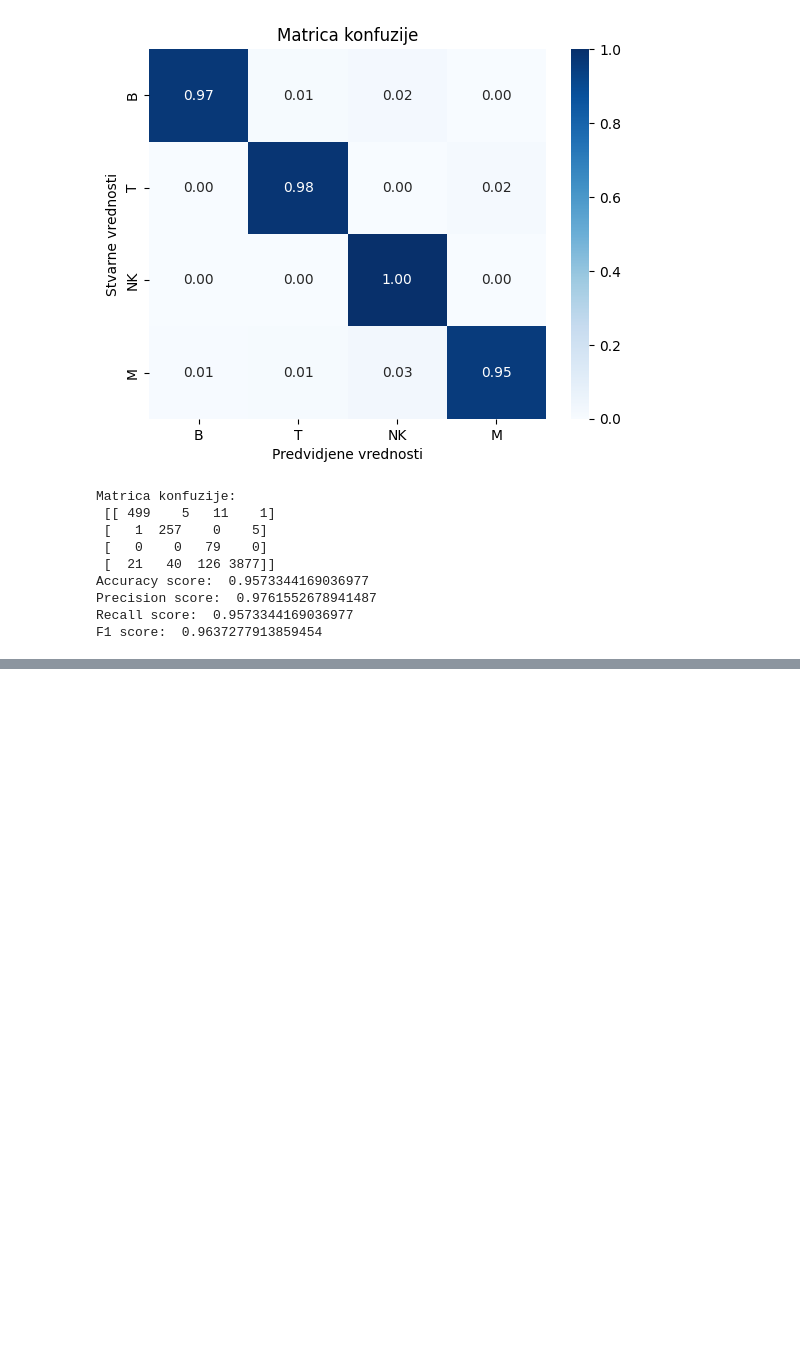
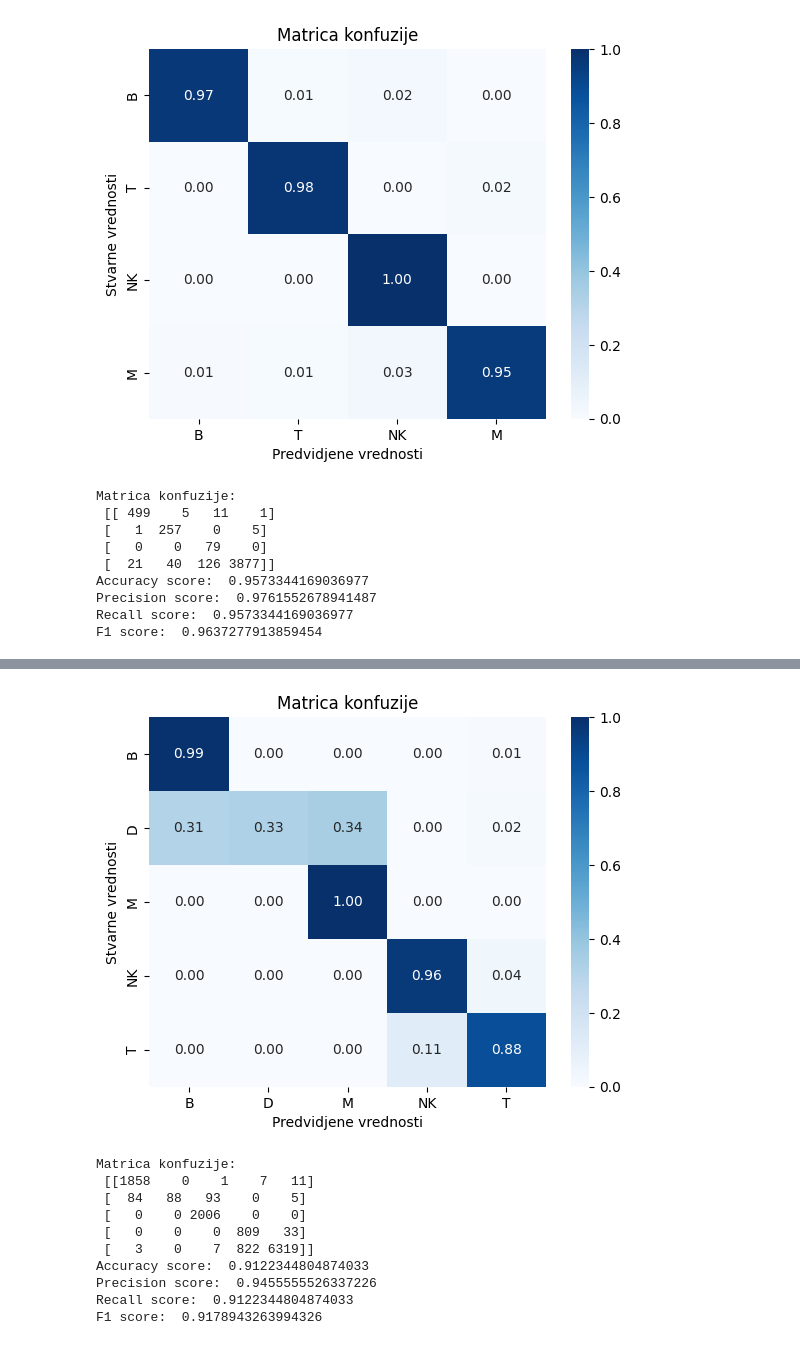
Before and after one commit to bogdans55/ip2-projekat, a Jupyter notebook: models/logistic_regression.ipynb, the cells around one changed output, grey strips where cells are left out. Drawn from its saved outputs; the diff is of its cells as text; code cells hidden in the pictures; blank space fills up the shorter version.

```diff
--- a/models/logistic_regression.ipynb
+++ b/models/logistic_regression.ipynb
@@ -286,14 +279,14 @@ Recall score:  0.9549936788874842
 F1 score:  0.9558820928155255
 LogisticRegression(C=0.001, class_weight='balanced', solver='sag')
 # %%
-def load_test(path, model):
+def load_test(path, model, classes=['B', 'D', 'M', 'NK', 'T']):
     data = pd.read_csv(path)
 
     X = data.drop(['Group'], axis=1)
     y = data['Group']
 
     y_pred = model.predict(X)
-    model_info(y, y_pred)
+    model_info(y, y_pred, labels=classes)
 # %%
 load_test('../data/preprocessed_data_BS2.csv', model_cw)
 # %% [output]
@@ -420,0 +437,14 @@ F1 score:  0.9637277913859454
+# %%
+load_test('../data/preprocessed_data_BS2.csv', model)
+# %% [output]
+[figure, added]
+Matrica konfuzije:
+ [[1858    0    1    7   11]
+ [  84   88   93    0    5]
+ [   0    0 2006    0    0]
+ [   0    0    0  809   33]
+ [   3    0    7  822 6319]]
+Accuracy score:  0.9122344804874033
+Precision score:  0.9455555526337226
+Recall score:  0.9122344804874033
+F1 score:  0.9178943263994326
```
Also changed, not shown: parts of 6 cells of this notebook.
